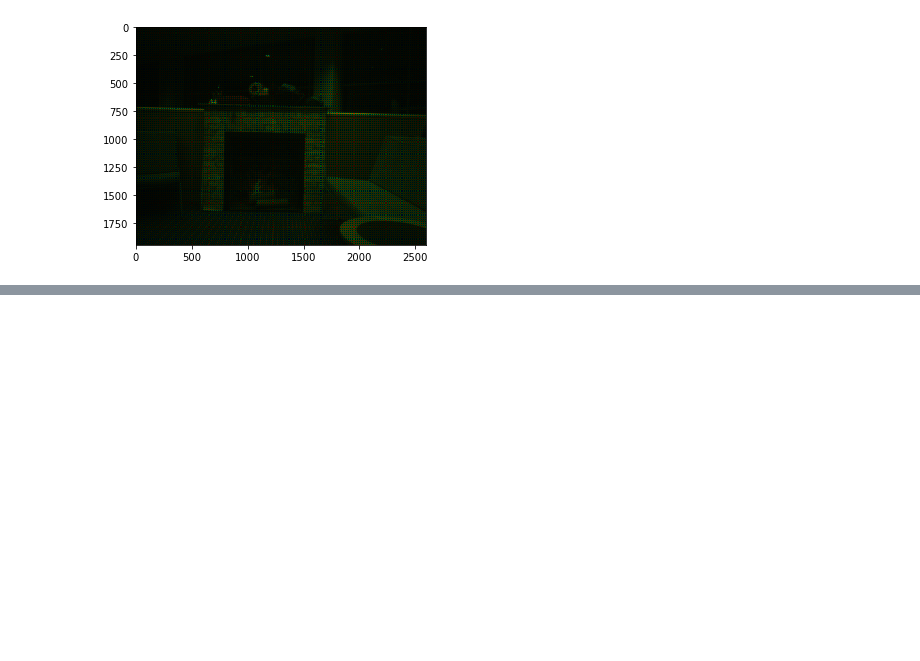
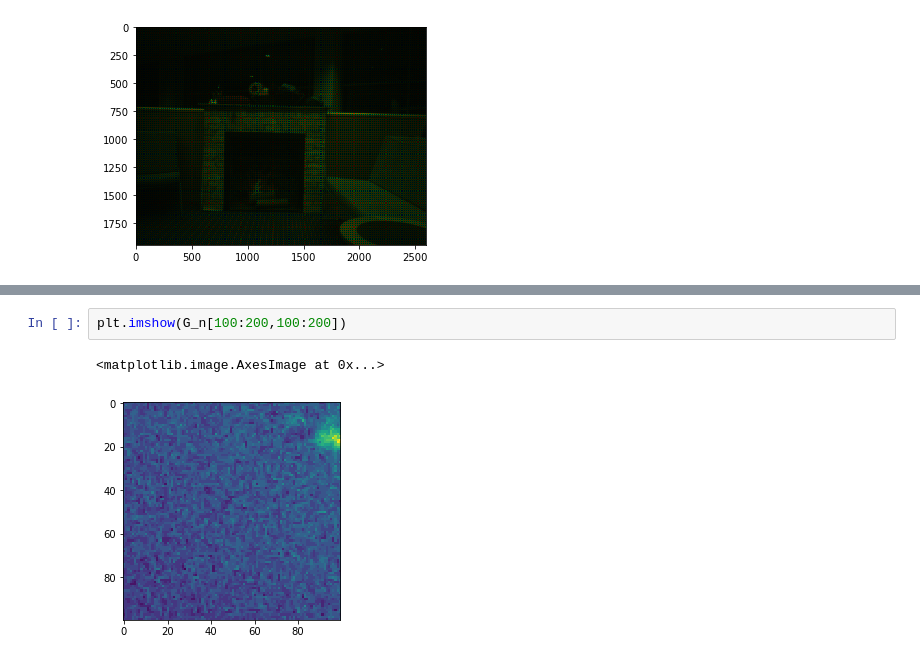
Before and after one commit to newsch/wonky-bobbin, a Jupyter notebook: DebayeringTests.ipynb, the cells around one changed output, grey strips where cells are left out. Saved outputs shown, nothing was run; the diff lists cells and outputs as text; blank space fills up the shorter version.

```diff
--- a/DebayeringTests.ipynb
+++ b/DebayeringTests.ipynb
@@ -86,0 +71,5 @@ ValueError: The truth value of an array with more than one element is ambiguous.
+# %%
+plt.imshow(G_n[100:200,100:200])
+# %% [output]
+<matplotlib.image.AxesImage at 0x...>
+[figure, added]
```
Also changed, not shown: parts of 11 cells of this notebook.
